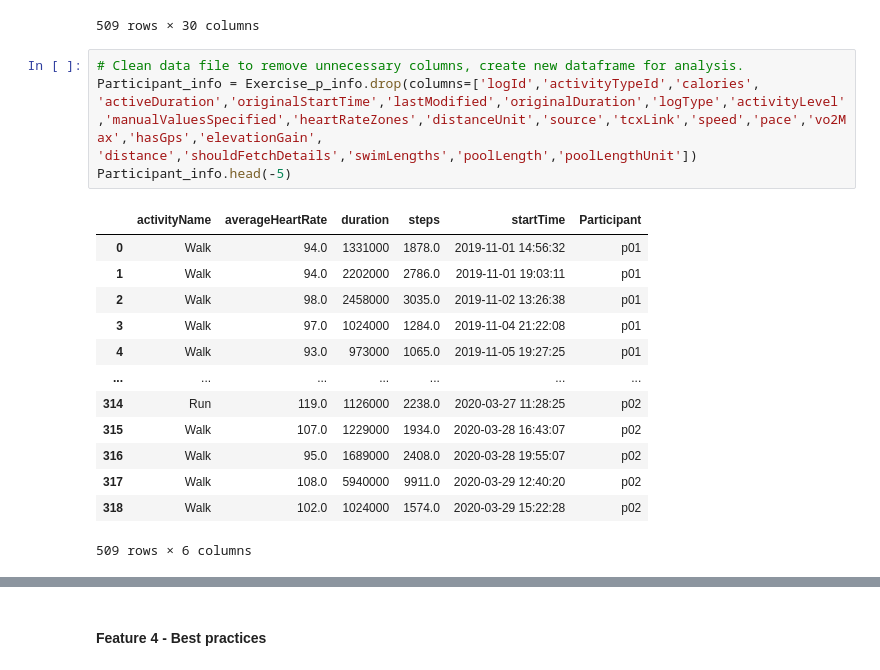
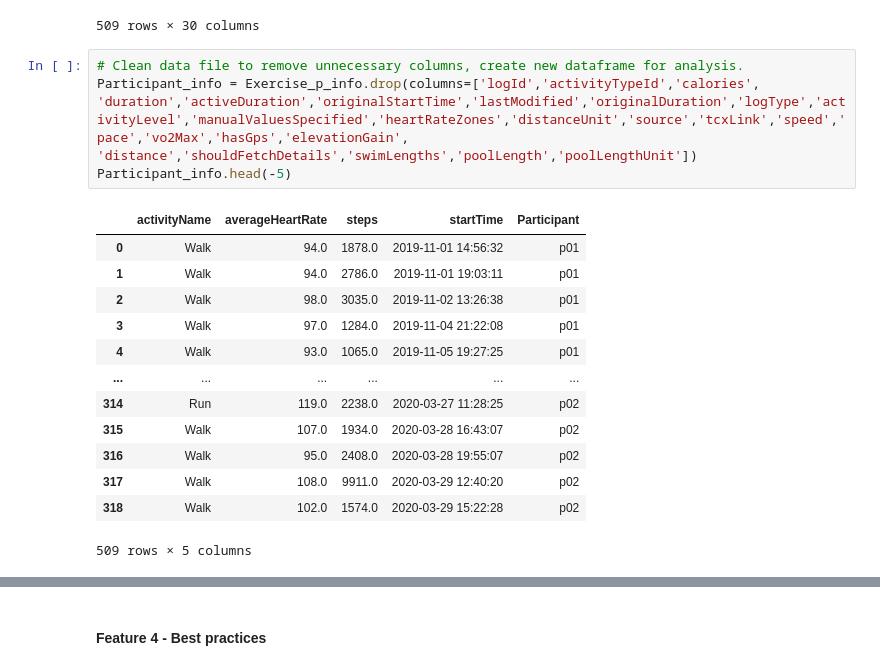
Before and after one commit to KimBug29/Health_Fitness, a Jupyter notebook: fitness.ipynb, the cells around one changed output, grey strips where cells are left out. Cells and saved outputs as stored; diff of their text form.

```diff
--- a/fitness.ipynb
+++ b/fitness.ipynb
@@ -96,20 +101,20 @@ Exercise_p_info.head(-5)
 509 rows × 30 columns
 # %%
 # Clean data file to remove unnecessary columns, create new dataframe for analysis.
-Participant_info = Exercise_p_info.drop(columns=['logId','activityTypeId','calories', 'activeDuration','originalStartTime','lastModified','originalDuration','logType','activityLevel','manualValuesSpecified','heartRateZones','distanceUnit','source','tcxLink','speed','pace','vo2Max','hasGps','elevationGain', 'distance','shouldFetchDetails','swimLengths','poolLength','poolLengthUnit'])
+Participant_info = Exercise_p_info.drop(columns=['logId','activityTypeId','calories', 'duration','activeDuration','originalStartTime','lastModified','originalDuration','logType','activityLevel','manualValuesSpecified','heartRateZones','distanceUnit','source','tcxLink','speed','pace','vo2Max','hasGps','elevationGain', 'distance','shouldFetchDetails','swimLengths','poolLength','poolLengthUnit'])
 Participant_info.head(-5)
 # %% [output]
-|  | activityName | averageHeartRate | duration | steps | startTime | Participant |
-| 0 | Walk | 94.0 | 1331000 | 1878.0 | 2019-11-01 14:56:32 | p01 |
-| 1 | Walk | 94.0 | 2202000 | 2786.0 | 2019-11-01 19:03:11 | p01 |
-| 2 | Walk | 98.0 | 2458000 | 3035.0 | 2019-11-02 13:26:38 | p01 |
-| 3 | Walk | 97.0 | 1024000 | 1284.0 | 2019-11-04 21:22:08 | p01 |
-| 4 | Walk | 93.0 | 973000 | 1065.0 | 2019-11-05 19:27:25 | p01 |
-| ... | ... | ... | ... | ... | ... | ... |
-| 314 | Run | 119.0 | 1126000 | 2238.0 | 2020-03-27 11:28:25 | p02 |
-| 315 | Walk | 107.0 | 1229000 | 1934.0 | 2020-03-28 16:43:07 | p02 |
-| 316 | Walk | 95.0 | 1689000 | 2408.0 | 2020-03-28 19:55:07 | p02 |
-| 317 | Walk | 108.0 | 5940000 | 9911.0 | 2020-03-29 12:40:20 | p02 |
-| 318 | Walk | 102.0 | 1024000 | 1574.0 | 2020-03-29 15:22:28 | p02 |
+|  | activityName | averageHeartRate | steps | startTime | Participant |
+| 0 | Walk | 94.0 | 1878.0 | 2019-11-01 14:56:32 | p01 |
+| 1 | Walk | 94.0 | 2786.0 | 2019-11-01 19:03:11 | p01 |
+| 2 | Walk | 98.0 | 3035.0 | 2019-11-02 13:26:38 | p01 |
+| 3 | Walk | 97.0 | 1284.0 | 2019-11-04 21:22:08 | p01 |
+| 4 | Walk | 93.0 | 1065.0 | 2019-11-05 19:27:25 | p01 |
+| ... | ... | ... | ... | ... | ... |
+| 314 | Run | 119.0 | 2238.0 | 2020-03-27 11:28:25 | p02 |
+| 315 | Walk | 107.0 | 1934.0 | 2020-03-28 16:43:07 | p02 |
+| 316 | Walk | 95.0 | 2408.0 | 2020-03-28 19:55:07 | p02 |
+| 317 | Walk | 108.0 | 9911.0 | 2020-03-29 12:40:20 | p02 |
+| 318 | Walk | 102.0 | 1574.0 | 2020-03-29 15:22:28 | p02 |
-509 rows × 6 columns
+509 rows × 5 columns
 # %%
```
Also changed, not shown: parts of 46 cells of this notebook, 2 other files.
